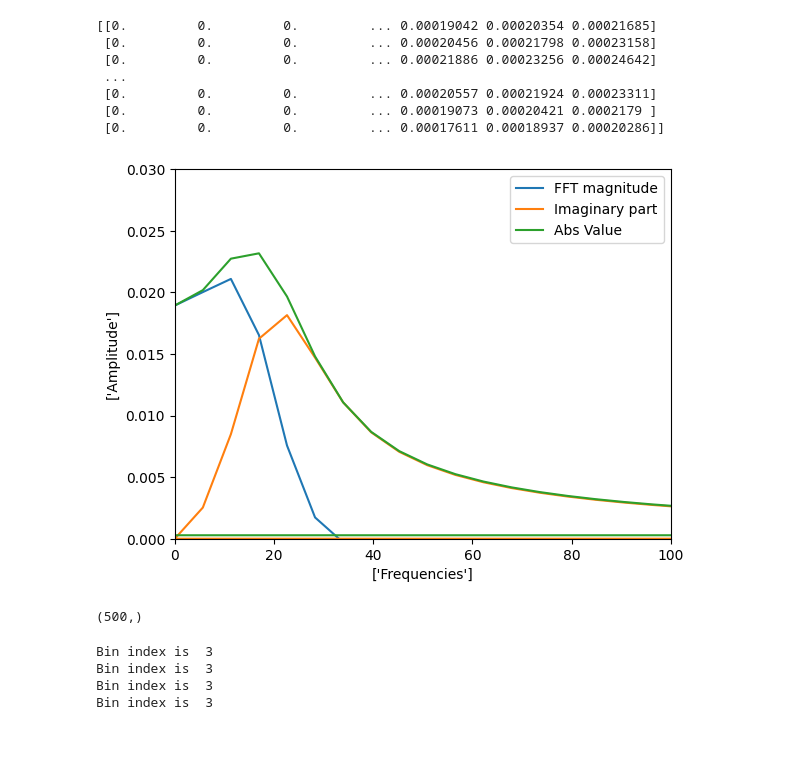
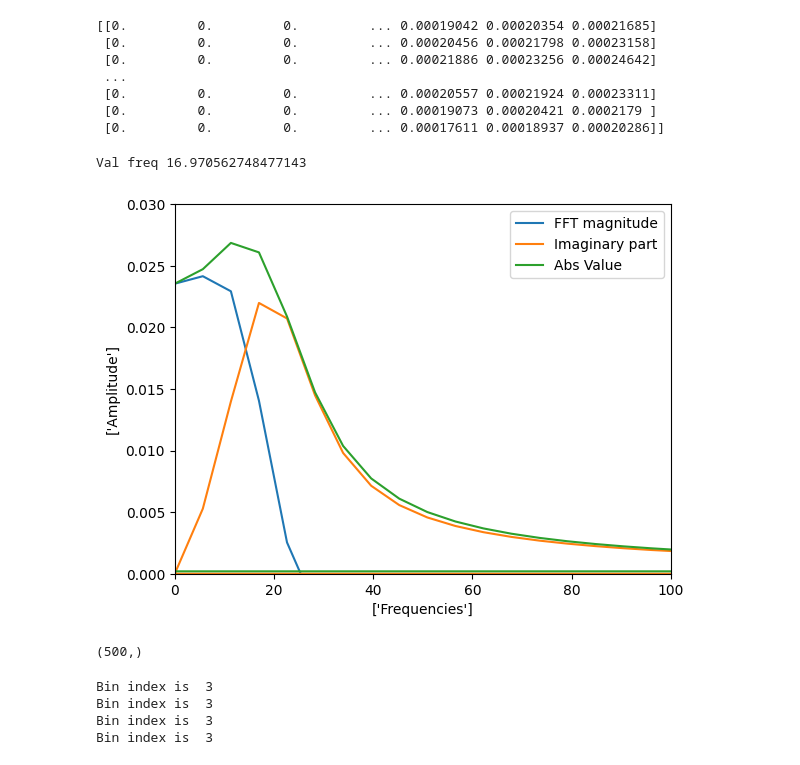
Before and after one commit to carrienlei/EE578FinalProject, a Jupyter notebook: ntff_with_tm_update.ipynb, the cells around one changed output. Cells and saved outputs as stored; diff of their text form; code cells hidden in the pictures.

Commit message:
Switched to only plotting for one line

```diff
--- a/ntff_with_tm_update.ipynb
+++ b/ntff_with_tm_update.ipynb
@@ -289,39 +289,41 @@ Ez_t_list = [Ez_time_L1, Ez_time_L2, Ez_time_L3, Ez_time_L4]
 Ez_fft_vals = [np.fft.fft(Ez_time, axis=1) for Ez_time in Ez_t_list]
 Ez_freqs = [np.fft.fftfreq(max_time_steps, d=magic_time_step) for _ in Ez_t_list]
 
 
 #sample plot:
 plt.figure()
-plt.plot(Ez_freqs[0],np.real(Ez_fft_vals[0][50]),label='FFT magnitude')
-plt.plot(Ez_freqs[0], np.imag(Ez_fft_vals[0][50]), label='Imaginary part')
-plt.plot(Ez_freqs[0], np.abs(Ez_fft_vals[0][50]), label='Abs Value')
-
+plt.plot(Ez_freqs[2],np.real(Ez_fft_vals[0][80]),label='FFT magnitude')
+plt.plot(Ez_freqs[2], np.imag(Ez_fft_vals[0][80]), label='Imaginary part')
+plt.plot(Ez_freqs[2], np.abs(Ez_fft_vals[0][80]), label='Abs Value')
+print("Val freq",Ez_freqs[2][3])
 plt.xlim([0,100])
 plt.ylim([0,0.03])
 plt.xlabel(['Frequencies'])
 plt.ylabel(['Amplitude'])
 plt.legend()
 plt.show()
 
 #Hx_L1_fft_vals=np.fft.fft(Hx_time_L1, axis=1)
 #Hx_L1_freqs=np.fft.fftfreq(max_time_steps, d = magic_time_step)
 Hx_t_list = [Hx_time_L1, Hx_time_L2, Hx_time_L3, Hx_time_L4]
 
 Hx_fft_vals = [np.fft.fft(Hx_time, axis=1) for Hx_time in Hx_t_list]
 Hx_freqs = [np.fft.fftfreq(max_time_steps, d=magic_time_step) for _ in Hx_t_list]
 
 #Hy_L1_fft_vals=np.fft.fft(Hy_time_L1, axis=1)
 #Hy_L1_freqs=np.fft.fftfreq(max_time_steps, d = magic_time_step)
 Hy_t_list = [Hy_time_L1, Hy_time_L2, Hy_time_L3, Hy_time_L4]
 
 Hy_fft_vals = [np.fft.fft(Hy_time, axis=1) for Hy_time in Hy_t_list]
 Hy_freqs = [np.fft.fftfreq(max_time_steps, d=magic_time_step) for _ in Hy_t_list]
 
 #print(Ez_fft_vals[0].shape)
 print(Ez_fft_vals[0][50].shape)
+peak_freq_val=16.970562748477143
 # %% [output]
+Val freq 16.970562748477143
-[figure, old version]
+[figure, new version]
-(500,)
+(500,)
 # %%
 #compute Jeq and Meq
 
```
Also changed, not shown: parts of 6 cells of this notebook.
